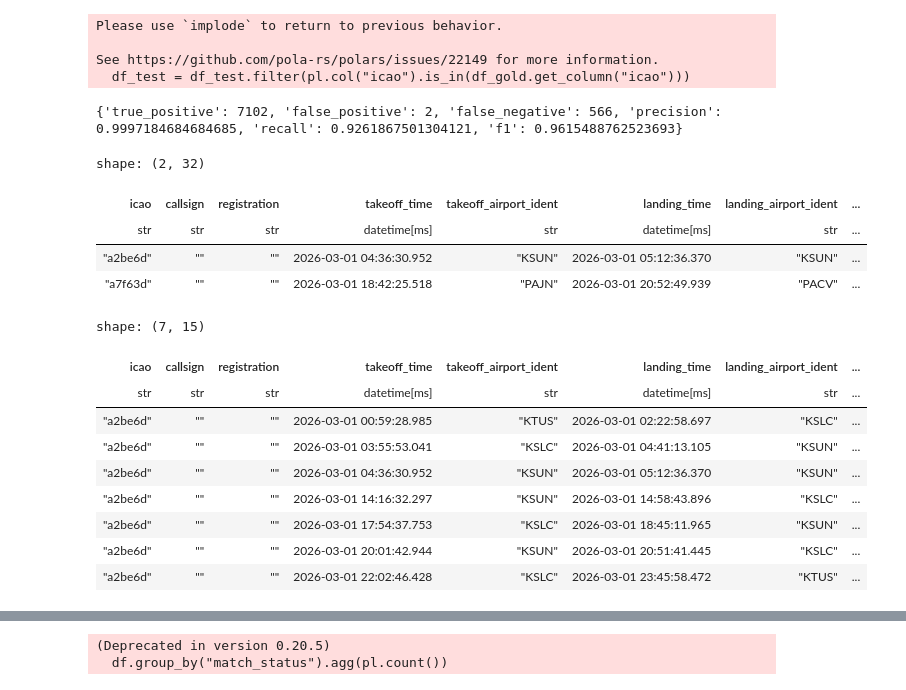
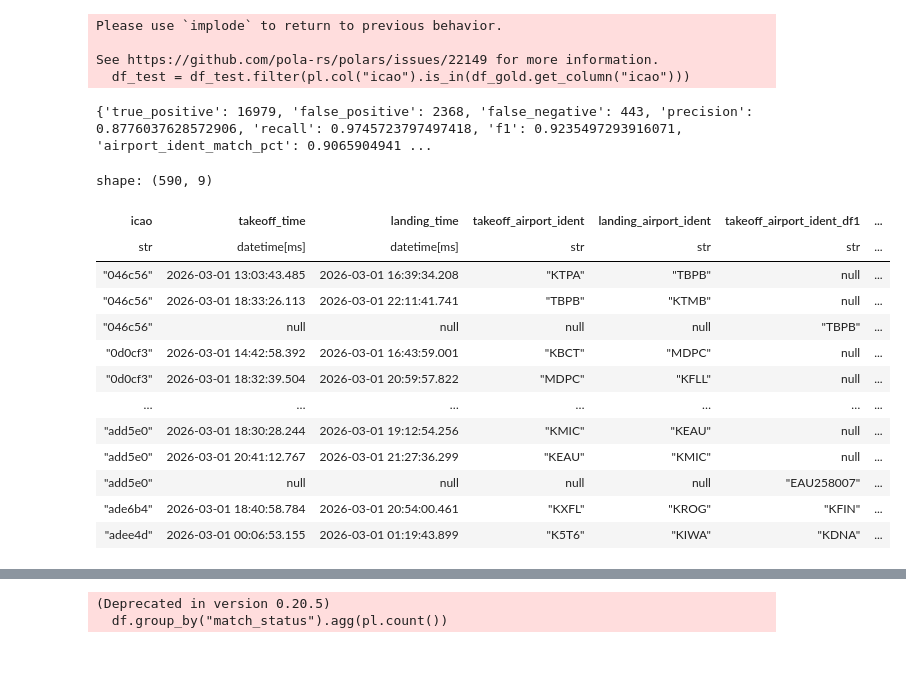
Before and after one commit to PlaneQuery/planequery-data, a Jupyter notebook: notebooks/flights/flights_comparison.ipynb, the cells around one changed output, grey strips where cells are left out. Drawn from its saved outputs; the diff is of its cells as text; code cells hidden in the pictures; blank space fills up the shorter version.

```diff
--- a/notebooks/flights/flights_comparison.ipynb
+++ b/notebooks/flights/flights_comparison.ipynb
@@ -3,6 +3,8 @@ from datetime import date, datetime, timedelta, time
 
 from data_engineering.bts.read_bts_ontime_to_flights import get_bts_flights_for_day
 from data_engineering.adsbx.get_flights import get_adsbx_flights_for_day
+from data_engineering.flights.flight_type import get_flights
+from data_engineering.flights.sfdps_to_flights import get_sfdps_flights_day
 from flights_ai_model.validation import flights_df_comparison
 from data_engineering.adsbx.readsb import read_adsbx_readsb
 from flights.flights_match_adsb import get_matching_icaos_in_flights
@@ -11,9 +13,11 @@ import polars as pl
 test_date = date(2026,3,1)
 df_adsb = read_adsbx_readsb()
 df_gold = get_bts_flights_for_day(test_date)
-df_gold = get_matching_icaos_in_flights(df_gold, df_adsb)
+# df_gold = get_sfdps_flights_day(test_date)
+# df_gold = get_matching_icaos_in_flights(df_gold, df_adsb)
 # df_test = get_adsbx_flights_for_day(test_date)
-df_test = pl.read_parquet('/Volumes/T2-SSD/planequery/data/flights/trad-model/2026-03-01.parquet')
+df_test = get_flights(test_date)
+# df_test = pl.read_parquet('/Volumes/T2-SSD/planequery/data/flights/trad-model/2026-03-01.parquet')
 
 expr = pl.col("takeoff_time").dt.date() == test_date
 df_gold = df_gold.filter(expr)
@@ -31,26 +35,24 @@ df = df_flights_comparision(df_test, df_gold, datetime.combine(test_date, time.m
 stats = df_flights_comparison_stats(df)
 print(stats)
 # %% [output]
-{'true_positive': 7102, 'false_positive': 2, 'false_negative': 566, 'precision': 0.9997184684684685, 'recall': 0.9261867501304121, 'f1': 0.9615488762523693}
+{'true_positive': 16979, 'false_positive': 2368, 'false_negative': 443, 'precision': 0.8776037628572906, 'recall': 0.9745723797497418, 'f1': 0.9235497293916071, 'airport_ident_match_pct': 0.9065904941 ...
-# %%
-df.filter(pl.col("match_status") == "df0_only").sort("takeoff_time")
-# %% [output]
-shape: (2, 32)
-| icao | callsign | registration | takeoff_time | takeoff_airport_ident | landing_time | landing_airport_ident | ... |
-| str | str | str | datetime[ms] | str | datetime[ms] | str | ... |
-| "a2be6d" | "" | "" | 2026-03-01 04:36:30.952 | "KSUN" | 2026-03-01 05:12:36.370 | "KSUN" | ... |
-| "a7f63d" | "" | "" | 2026-03-01 18:42:25.518 | "PAJN" | 2026-03-01 20:52:49.939 | "PACV" | ... |
 # %%
-df_test.filter(pl.col("icao") == "a2be6d")
+df = df.select(["icao", "takeoff_time", "landing_time", "takeoff_airport_ident", "landing_airport_ident", "takeoff_airport_ident_df1", "landing_airport_ident_df1", "same_takeoff_airport_ident", "same_landing_airport_ident"])
+df = df.filter(pl.col("same_takeoff_airport_ident") == False)
+df
 # %% [output]
-shape: (7, 15)
+shape: (590, 9)
-| icao | callsign | registration | takeoff_time | takeoff_airport_ident | landing_time | landing_airport_ident | ... |
-| str | str | str | datetime[ms] | str | datetime[ms] | str | ... |
-| "a2be6d" | "" | "" | 2026-03-01 00:59:28.985 | "KTUS" | 2026-03-01 02:22:58.697 | "KSLC" | ... |
-| "a2be6d" | "" | "" | 2026-03-01 03:55:53.041 | "KSLC" | 2026-03-01 04:41:13.105 | "KSUN" | ... |
-| "a2be6d" | "" | "" | 2026-03-01 04:36:30.952 | "KSUN" | 2026-03-01 05:12:36.370 | "KSUN" | ... |
-| "a2be6d" | "" | "" | 2026-03-01 14:16:32.297 | "KSUN" | 2026-03-01 14:58:43.896 | "KSLC" | ... |
-| "a2be6d" | "" | "" | 2026-03-01 17:54:37.753 | "KSLC" | 2026-03-01 18:45:11.965 | "KSUN" | ... |
-| "a2be6d" | "" | "" | 2026-03-01 20:01:42.944 | "KSUN" | 2026-03-01 20:51:41.445 | "KSLC" | ... |
-| "a2be6d" | "" | "" | 2026-03-01 22:02:46.428 | "KSLC" | 2026-03-01 23:45:58.472 | "KTUS" | ... |
+| icao | takeoff_time | landing_time | takeoff_airport_ident | landing_airport_ident | takeoff_airport_ident_df1 | ... |
+| str | datetime[ms] | datetime[ms] | str | str | str | ... |
+| "046c56" | 2026-03-01 13:03:43.485 | 2026-03-01 16:39:34.208 | "KTPA" | "TBPB" | null | ... |
+| "046c56" | 2026-03-01 18:33:26.113 | 2026-03-01 22:11:41.741 | "TBPB" | "KTMB" | null | ... |
+| "046c56" | null | null | null | null | "TBPB" | ... |
+| "0d0cf3" | 2026-03-01 14:42:58.392 | 2026-03-01 16:43:59.001 | "KBCT" | "MDPC" | null | ... |
+| "0d0cf3" | 2026-03-01 18:32:39.504 | 2026-03-01 20:59:57.822 | "MDPC" | "KFLL" | null | ... |
+| … | … | … | … | … | … | ... |
+| "add5e0" | 2026-03-01 18:30:28.244 | 2026-03-01 19:12:54.256 | "KMIC" | "KEAU" | null | ... |
+| "add5e0" | 2026-03-01 20:41:12.767 | 2026-03-01 21:27:36.299 | "KEAU" | "KMIC" | null | ... |
+| "add5e0" | null | null | null | null | "EAU258007" | ... |
+| "ade6b4" | 2026-03-01 18:40:58.784 | 2026-03-01 20:54:00.461 | "KXFL" | "KROG" | "KFIN" | ... |
+| "adee4d" | 2026-03-01 00:06:53.155 | 2026-03-01 01:19:43.899 | "K5T6" | "KIWA" | "KDNA" | ... |
 # %%
```
Also changed, not shown: parts of 3 cells of this notebook, 3 other files.
